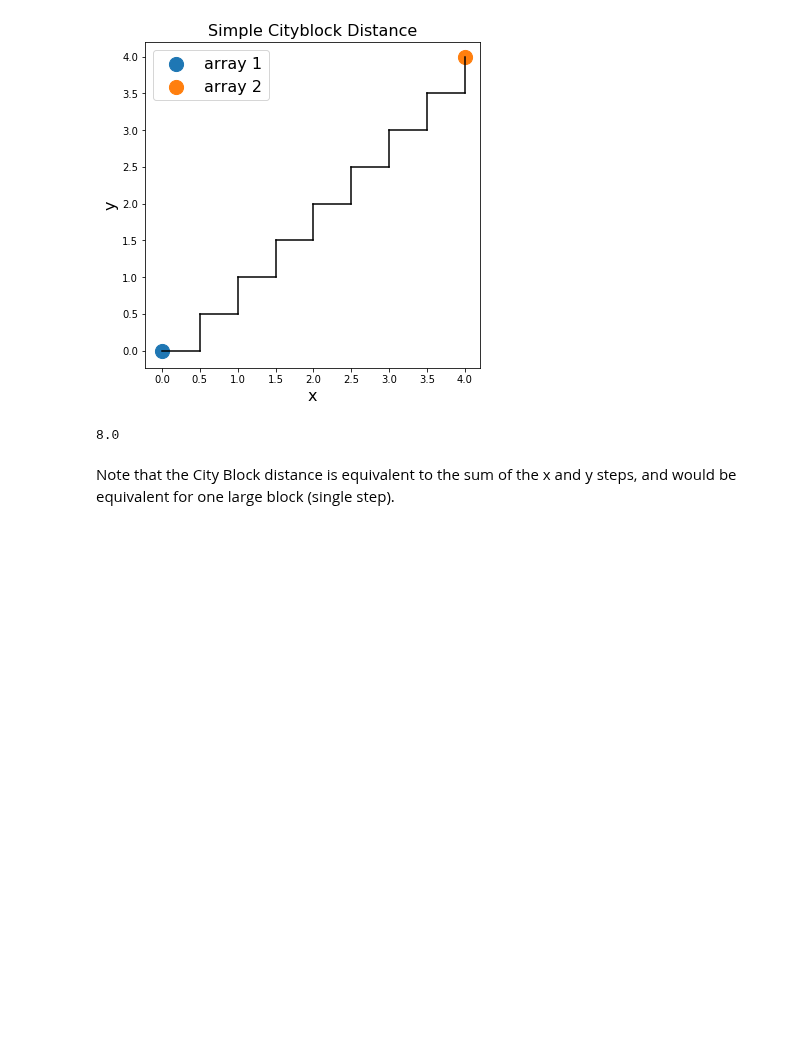
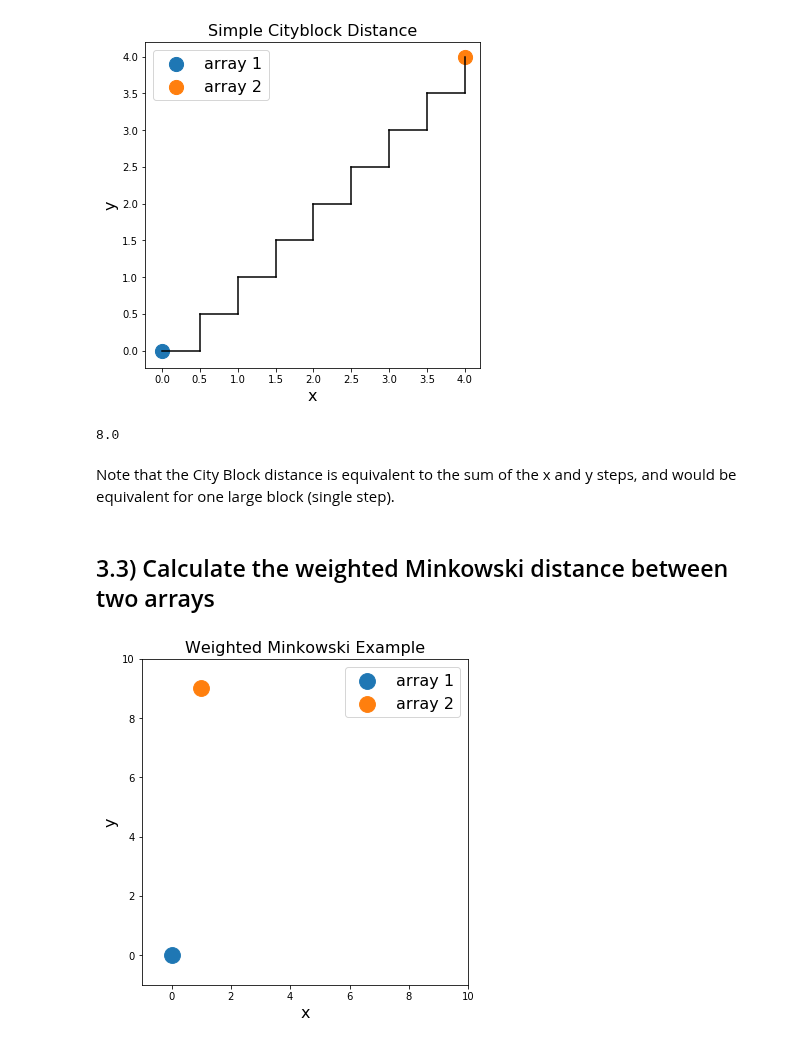
Before and after one commit to tylerjereddy/pycon-2017, a Jupyter notebook: mastering_scipy_spatial.ipynb, the cells around one changed output. Cells and saved outputs as stored; diff of their text form; code cells hidden in the pictures; blank space fills up the shorter version.

Commit message:
Added section for weighted minkowski distance between two 1D arrays.

```diff
--- a/mastering_scipy_spatial.ipynb
+++ b/mastering_scipy_spatial.ipynb
@@ -340,3 +340,24 @@ cityblock_dist
 8.0
 # %% [markdown]
 Note that the City Block distance is equivalent to the sum of the x and y steps, and would be equivalent for one large block (single step).
+# %% [markdown]
+## 3.3) Calculate the weighted Minkowski distance between two arrays
+# %%
+array_1 = np.zeros((2,))
+array_2 = np.array([1,9])
+
+fig = plt.figure()
+ax = fig.add_subplot(111)
+ax.scatter(array_1[0], array_1[1], s=250, label='array 1')
+ax.scatter(array_2[0], array_2[1], s=250, label='array 2')
+ax.legend(fontsize=16)
+
+ax.set_xlim(-1,10)
+ax.set_ylim(-1,10)
+ax.set_xlabel('x', fontsize=16)
+ax.set_ylabel('y', fontsize=16)
+ax.set_aspect('equal')
+ax.set_title('Weighted Minkowski Example', fontsize=16)
+fig.set_size_inches(6,6)
+# %% [output]
+[figure, added]
```
Also changed, not shown: parts of 5 cells of this notebook.
